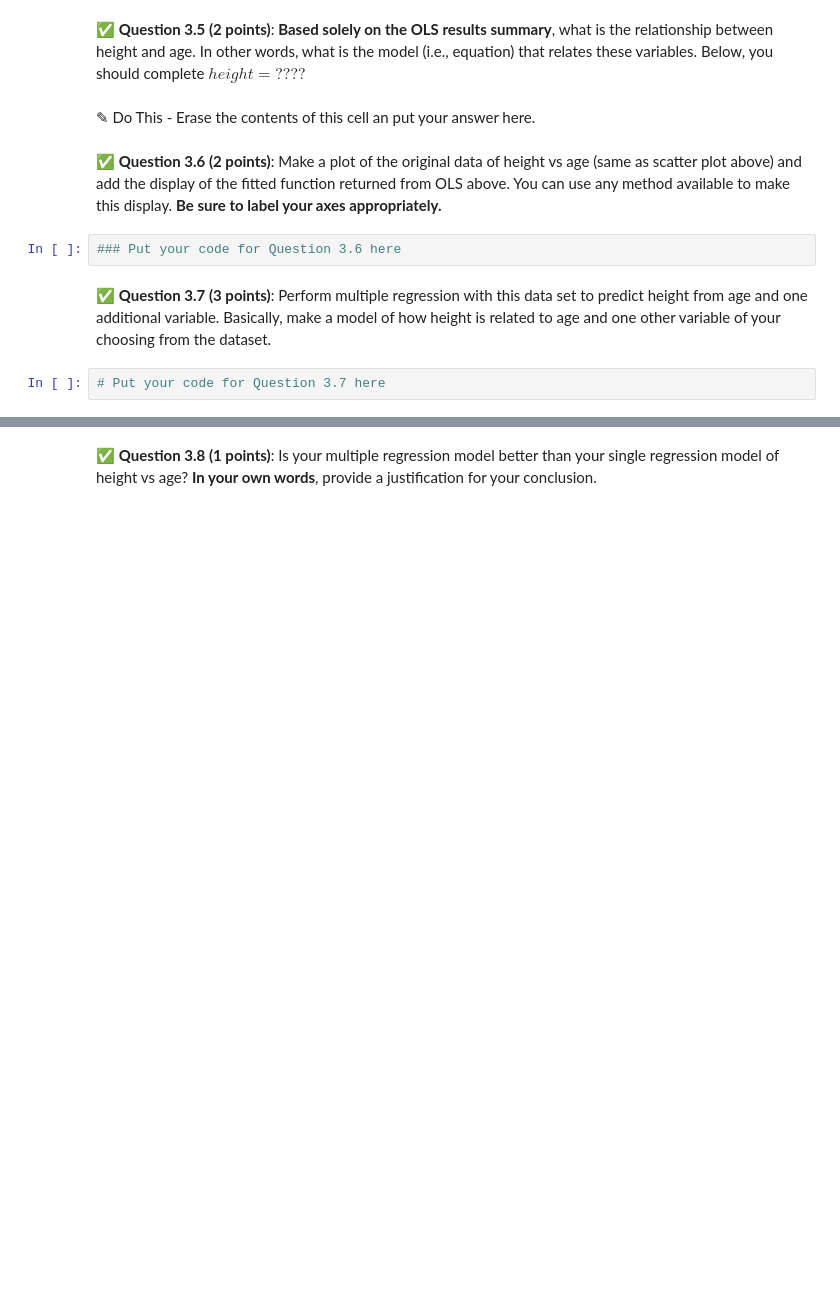
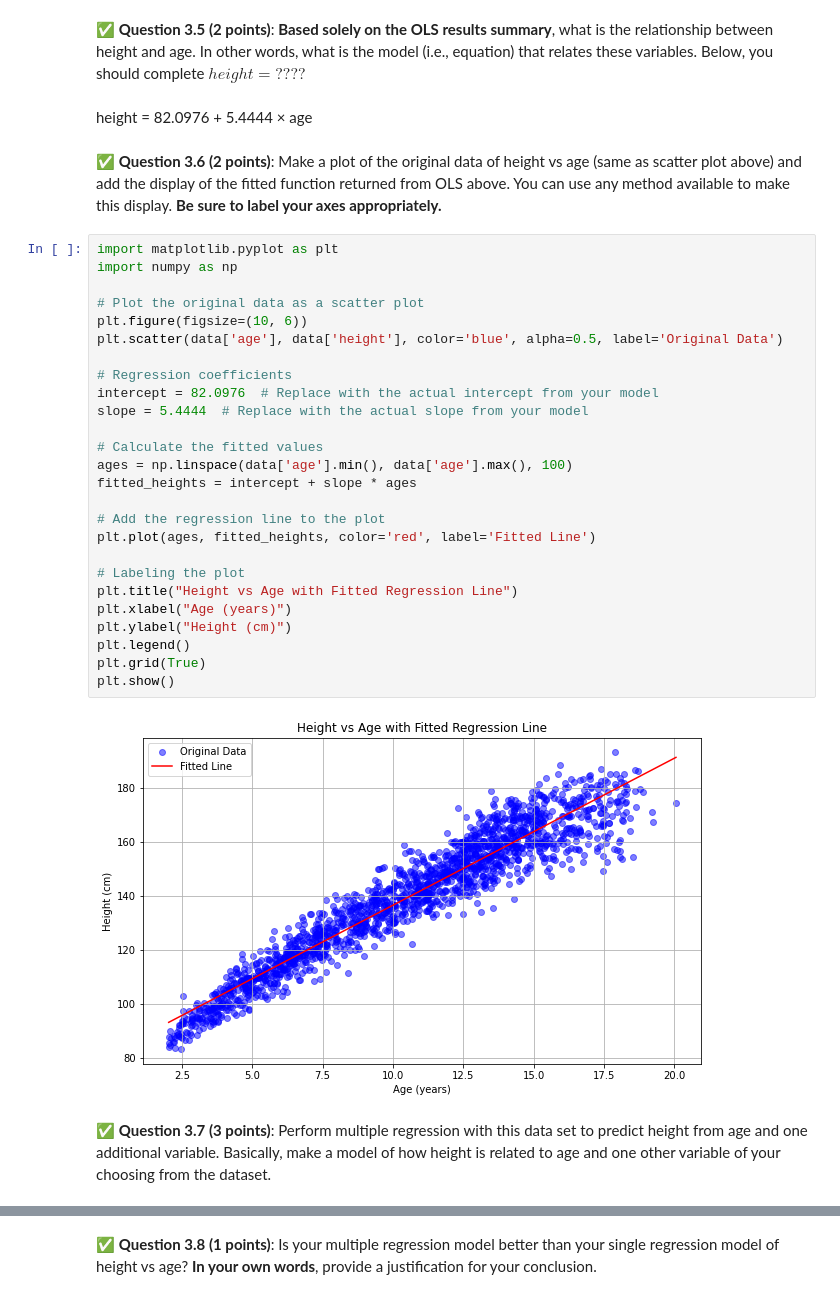
Before and after one commit to Sleepah/CMSE202-f23-turnin, a Jupyter notebook: CMSE202-003-Final_STUDENT.ipynb, the cells around one changed output, grey strips where cells are left out. Cells and saved outputs as stored; diff of their text form; blank space fills up the shorter version.

```diff
--- a/CMSE202-003-Final_STUDENT.ipynb
+++ b/CMSE202-003-Final_STUDENT.ipynb
@@ -163,12 +281,36 @@ The dataset is available here:
 # %% [markdown]
 &#9989; **Question 3.5 (2 points)**: **Based solely on the OLS results summary**, what is the relationship between height and age.  In other words, what is the model (i.e., equation) that relates these variables.  Below, you should complete $height = ????$
-# %% [markdown]
-<font size=+3>&#9998;</font> Do This - Erase the contents of this cell an put your answer here.
+# %% [markdown]
+height = 82.0976 + 5.4444 × age
 # %% [markdown]
 &#9989; **Question 3.6 (2 points)**: Make a plot of the original data of height vs age (same as scatter plot above) and add the display of the fitted function returned from OLS above.  You can use any method available to make this display.   **Be sure to label your axes appropriately.**
-# %%
-### Put your code for Question 3.6 here
+# %%
+import matplotlib.pyplot as plt
+import numpy as np
+
+# Plot the original data as a scatter plot
+plt.figure(figsize=(10, 6))
+plt.scatter(data['age'], data['height'], color='blue', alpha=0.5, label='Original Data')
+
+# Regression coefficients
+intercept = 82.0976  # Replace with the actual intercept from your model
+slope = 5.4444  # Replace with the actual slope from your model
+
+# Calculate the fitted values
+ages = np.linspace(data['age'].min(), data['age'].max(), 100)
+fitted_heights = intercept + slope * ages
+
+# Add the regression line to the plot
+plt.plot(ages, fitted_heights, color='red', label='Fitted Line')
+
+# Labeling the plot
+plt.title("Height vs Age with Fitted Regression Line")
+plt.xlabel("Age (years)")
+plt.ylabel("Height (cm)")
+plt.legend()
+plt.grid(True)
+plt.show()
+# %% [output]
+[figure, added]
 # %% [markdown]
 &#9989; **Question 3.7 (3 points)**: Perform multiple regression with this data set to predict height from age and one additional variable.  Basically, make a model of how height is related to age and one other variable of your choosing from the dataset.
-# %%
-# Put your code for Question 3.7 here
```
Also changed, not shown: parts of 27 cells of this notebook.
